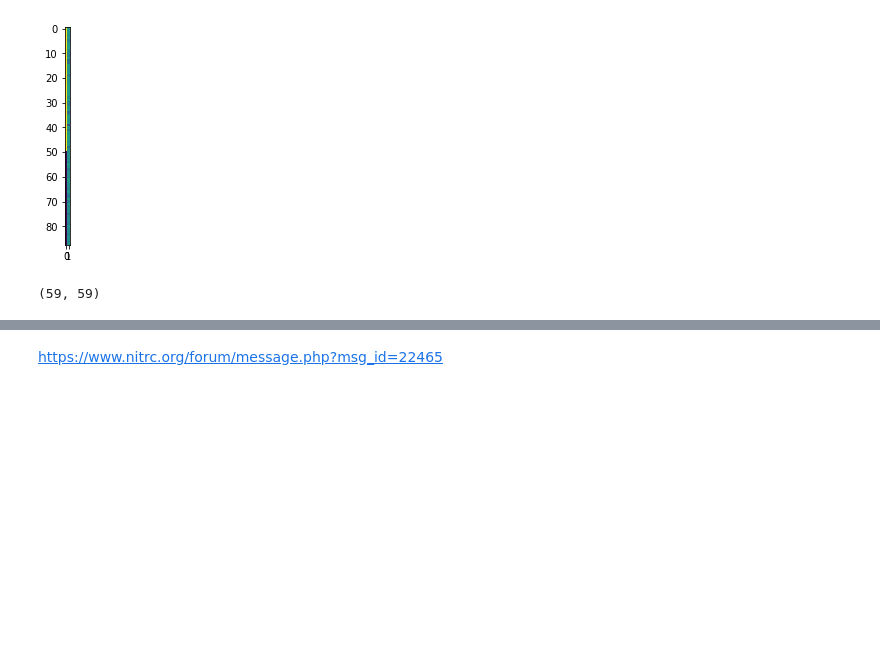
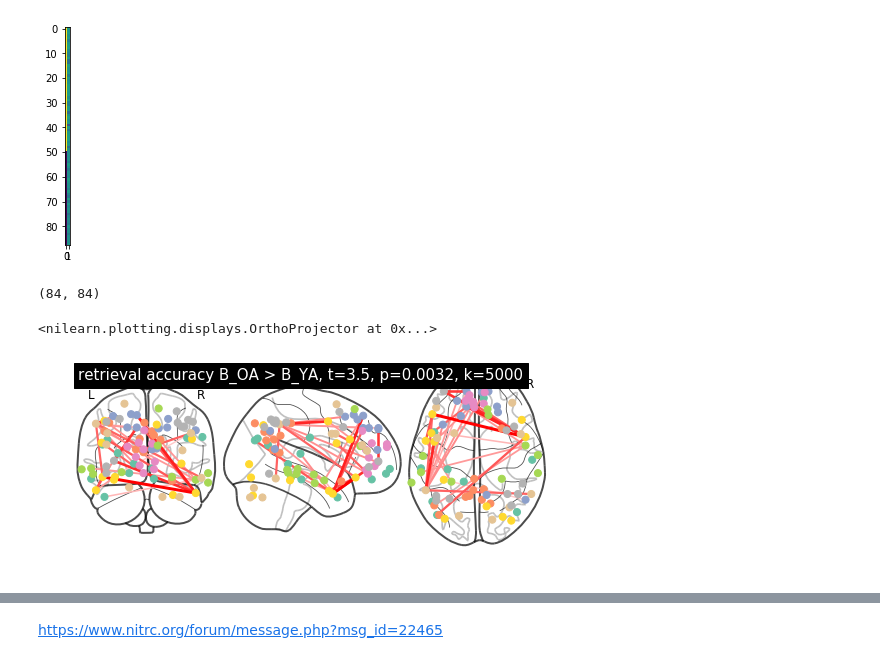
Before and after one commit to mcmahonmc/dissertation, a Jupyter notebook: NBS-hc.ipynb, the cells around one changed output, grey strips where cells are left out. Cells and saved outputs as stored; diff of their text form; code cells hidden in the pictures; blank space fills up the shorter version.

```diff
--- a/NBS-hc.ipynb
+++ b/NBS-hc.ipynb
@@ -335,13 +377,20 @@ plt.imshow(dsn_acc)
 <matplotlib.image.AxesImage at 0x...>
 [figure]
 # %%
-adj = np.loadtxt('/Volumes/schnyer/Megan/adm_mem-fc/analysis/nbs/withhc/adj_dmn_acc_int_t35_network2_plt01_extent.txt')
-coords = np.loadtxt('/Volumes/schnyer/Megan/adm_mem-fc/analysis/nbs/withhc/coords_dmn_hc.txt', dtype=int)
+adj = np.loadtxt('/Volumes/schnyer/Megan/adm_mem-fc/analysis/nbs/withhc/adj_dmn_fpn_acc_int_-1.txt')
+coords = np.loadtxt('/Volumes/schnyer/Megan/adm_mem-fc/analysis/nbs/withhc/coords_dmn_fpn_hc.txt', dtype=int)
 print(adj.shape)
-nbs_mat = np.repeat(adj[:, :, np.newaxis], x['cue'].shape[2], axis=2)*x['cue'][dmn_hc][:,dmn_hc,:]
+nbs_mat = np.repeat(adj[:, :, np.newaxis], x['cue'].shape[2], axis=2)*x['cue'][dmn_fpn][:,dmn_fpn,:]
 np.nonzero(nbs_mat[:,:,0])
 
 np.fill_diagonal(adj, -1.0, wrap=False)
-np.savetxt('/Volumes/schnyer/Megan/adm_mem-fc/analysis/nbs/withhc/network_int.edge', adj, fmt='%s', delimiter=' ')
+np.savetxt('/Volumes/schnyer/Megan/adm_mem-fc/analysis/nbs/withhc/network_dmn_fpn_acc_int.edge', adj, fmt='%s', delimiter=' ')
 # %% [output]
-(59, 59)
+(84, 84)
+# %%
+from nilearn import plotting
+
+plotting.plot_connectome(nbs_mat.mean(axis=2), coords, edge_threshold=0, title='retrieval accuracy B_OA > B_YA, t=3.5, p=0.0032, k=5000')
+# %% [output]
+<nilearn.plotting.displays.OrthoProjector at 0x...>
+[figure, added]
```
Also changed, not shown: parts of 15 cells of this notebook, 2 other files.
